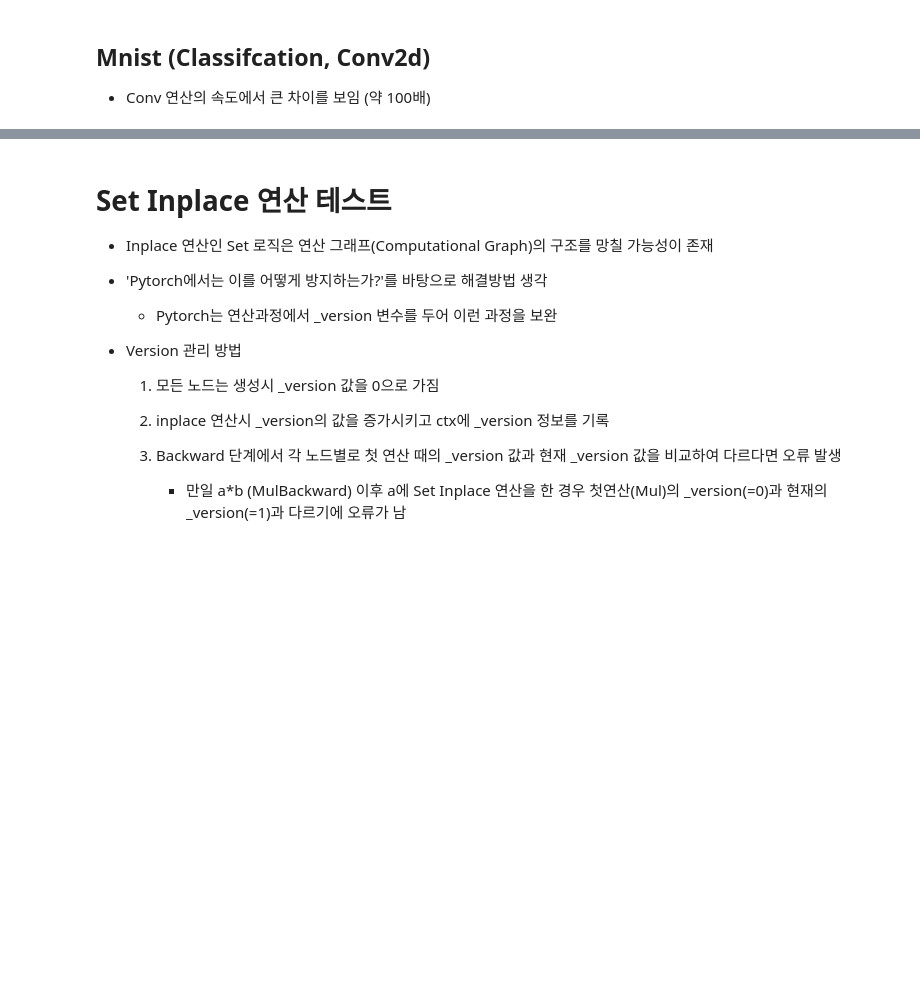
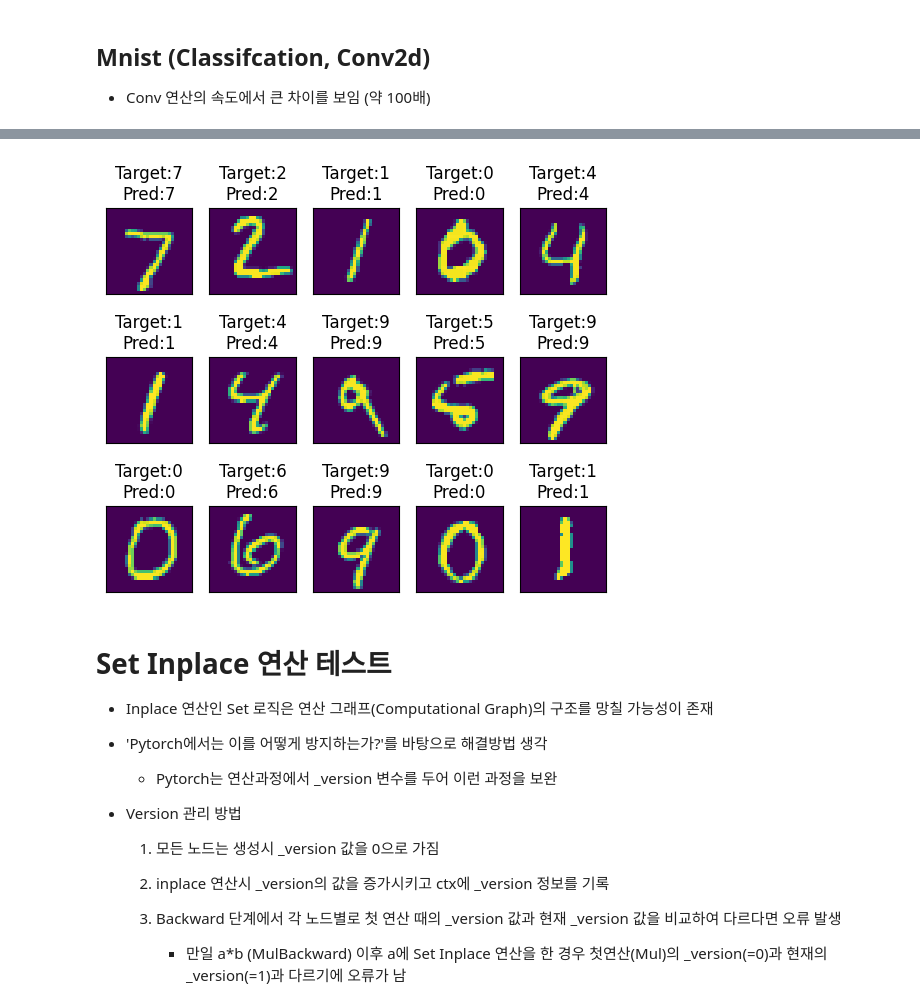
Before and after one commit to PreFKim/MyTorch, a Jupyter notebook: test.ipynb, the cells around one changed output, grey strips where cells are left out. Saved outputs shown, nothing was run; the diff lists cells and outputs as text; code cells hidden in the pictures; blank space fills up the shorter version.

```diff
--- a/test.ipynb
+++ b/test.ipynb
@@ -941,18 +923,0 @@ import torch.nn as nn
-# %%
-train_x, train_y, test_x, test_y = mnist()
-print(train_x.shape, train_y.shape, test_x.shape, test_y.shape)
-
-rand_idx = np.random.choice(np.arange(60000), 60000, replace=False)
-train_x = train_x[rand_idx, np.newaxis, ...].astype(np.float32())/255.
-test_x = test_x[:, np.newaxis, ...].astype(np.float32())/255.
-
-# One-hot encoding
-train_y = np.eye(10)[train_y][rand_idx].astype(np.float32())
-test_y = np.eye(10)[test_y].astype(np.float32())
-
-# Wrap with Param object
-train_x = torch.from_numpy(train_x).float()
-train_y = torch.from_numpy(train_y).float()
-test_x = torch.from_numpy(test_x).float()
-test_y = torch.from_numpy(test_y).float()
-train_x.shape, train_y.shape, test_x.shape, test_y.shape
@@ -1045,3 +948,19 @@ for idx in it:
+# %%
+num_lines = 3
+pred_per_line = 5
+pred = model(test_x[:pred_per_line*num_lines])
+plt.figure(figsize=(10, 4))
+plt.subplots_adjust(left=0, right=.5, top=2, bottom=.2)
+for i in range(num_lines):
+    for j in range(pred_per_line):
+        plt.subplot(pred_per_line, pred_per_line, i*pred_per_line+j+1)
+        plt.title(f"Target:{np.argmax(test_y.data[i*pred_per_line+j])}\nPred:{np.argmax(pred.data[i*pred_per_line+j])}")
+        plt.imshow(test_x.data[i*pred_per_line+j, 0])
+        plt.gca().get_xaxis().set_visible(False)
+        plt.gca().get_yaxis().set_visible(False)
+plt.show()
+# %% [output]
+[figure, added]
 # %% [markdown]
 # Set Inplace 연산 테스트
 
```
Also changed, not shown: parts of 10 cells of this notebook, 2 other files.
